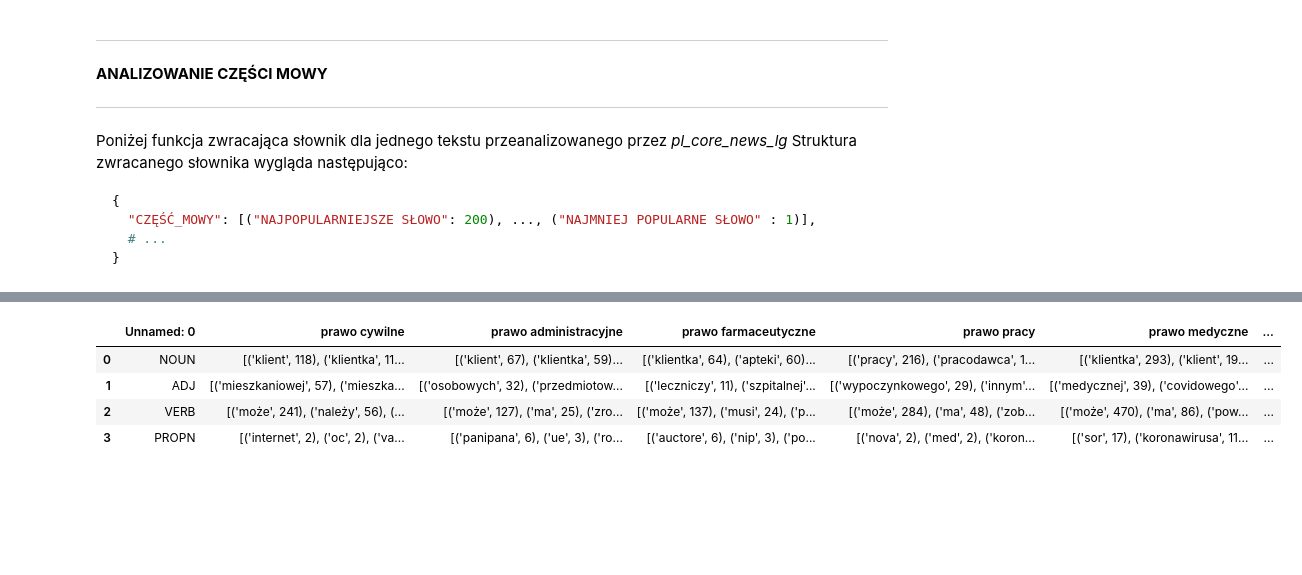
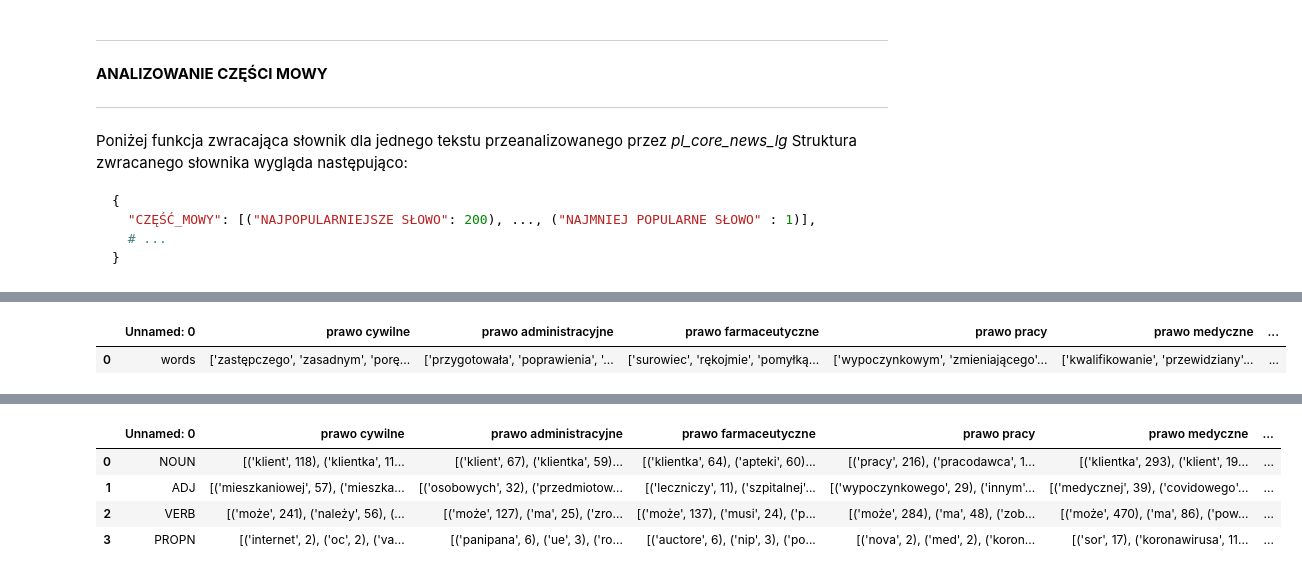
Before and after one commit to ItsMeLucifer/IUI_Project, a Jupyter notebook: IUI_Projekt.ipynb, the cells around one changed output, grey strips where cells are left out. Saved outputs shown, nothing was run; the diff lists cells and outputs as text; code cells hidden in the pictures; blank space fills up the shorter version.

Commit message:
Removed non-unique words from the result csv

```diff
--- a/IUI_Projekt.ipynb
+++ b/IUI_Projekt.ipynb
@@ -189,3 +209,9 @@ dataFrame.to_csv("data/most_popular_words.csv")
+# %%
+noSpeechPartsDistinctionUnique = data = pd.read_csv("data/unique_result.csv")
+noSpeechPartsDistinctionUnique
+# %% [output]
+|  | Unnamed: 0 | prawo cywilne | prawo administracyjne | prawo farmaceutyczne | prawo pracy | prawo medyczne | ... |
+| 0 | words | ['zastępczego', 'zasadnym', 'porę... | ['przygotowała', 'poprawienia', '... | ['surowiec', 'rękojmie', 'pomyłką... | ['wypoczynkowym', 'zmieniającego'... | ['kwalifikowanie', 'przewidziany'... | ... |
 # %%
 noSpeechPartsDistinction = data = pd.read_csv("data/result.csv")
 noSpeechPartsDistinction
```
Also changed, not shown: parts of 9 cells of this notebook, 2 other files.
